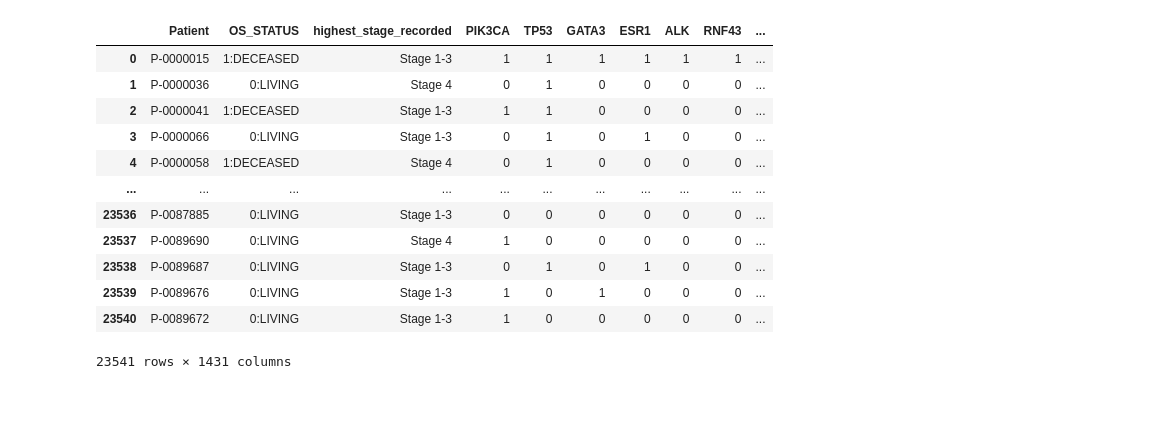
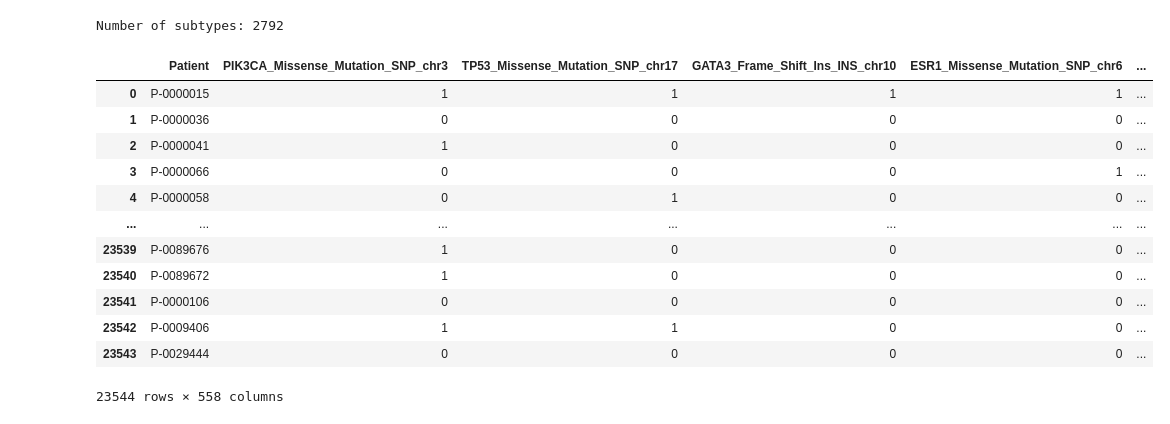
Before and after one commit to Lyce24/DLG_Final_Project, a Jupyter notebook: data_processing/feature_engineering.ipynb, the cells around one changed output. Cells and saved outputs as stored; diff of their text form; code cells hidden in the pictures.

```diff
--- a/data_processing/feature_engineering.ipynb
+++ b/data_processing/feature_engineering.ipynb
@@ -2,4 +2,5 @@
 import pandas as pd
 import numpy as np
 
-df = pd.read_csv('../data/msk_2024_mutations_final_version.csv')
+df = pd.read_csv('../data/msk_2024_mutations_final_v2.csv')
+df
@@ -5,0 +23,3 @@ df = pd.read_csv('../data/msk_2024_mutations_final_version.csv')
+# %%
+gene_mutation_profile = df.iloc[:, 1 : 3055]
+gene_mutation_profile
@@ -6,35 +40,37 @@ df = pd.read_csv('../data/msk_2024_mutations_final_version.csv')
+# %%
+major_genes = gene_mutation_profile.iloc[:, 0:262]
+gene_subtypes = gene_mutation_profile.iloc[:, 262:]
 # %%
-# Filter out rows where 'highest_stage_recorded' is 'Unknown'
-df = df[df['highest_stage_recorded'] != 'Unknown']
+# count the number of columns with "_" in the name
+num_subtypes = gene_subtypes.columns.str.contains('_').sum()
+print(f"Number of subtypes: {num_subtypes}")
 
-# 2. Get only the numeric columns (ignore non-numeric ones)
-numeric_cols = df.select_dtypes(include='number').columns
+numeric_cols = gene_subtypes.select_dtypes(include='number').columns
 
 # 3. Calculate the threshold based on the number of rows
-threshold = 10
+threshold = 40
 
 # 4. Filter the numeric columns where the sum is at least the threshold
-filtered_numeric = df[numeric_cols].loc[:, df[numeric_cols].sum() >= threshold]
+filtered_subtypes = df[numeric_cols].loc[:, df[numeric_cols].sum() >= threshold]
+filtered_subtypes
 
-# Optionally, if you want to keep the non-numeric columns in the DataFrame,
-# you can concatenate them back:
-non_numeric = df.drop(columns=numeric_cols)
-df_filtered = pd.concat([non_numeric, filtered_numeric], axis=1)
-
-# For just working with numeric data, you can use:
-df = filtered_numeric
-df_filtered
+# patients ID column
+patient_df = df.iloc[:, 0:1]
+# 5. Concatenate the patient ID column with the filtered subtypes (patient ID is the first column)
+filtered_subtypes_with_id = pd.concat([patient_df, filtered_subtypes], axis=1)
+filtered_subtypes_with_id
 # %% [output]
+Number of subtypes: 2792
-|  | Patient | OS_STATUS | highest_stage_recorded | PIK3CA | TP53 | GATA3 | ESR1 | ALK | RNF43 | ... |
-| 0 | P-0000015 | 1:DECEASED | Stage 1-3 | 1 | 1 | 1 | 1 | 1 | 1 | ... |
-| 1 | P-0000036 | 0:LIVING | Stage 4 | 0 | 1 | 0 | 0 | 0 | 0 | ... |
-| 2 | P-0000041 | 1:DECEASED | Stage 1-3 | 1 | 1 | 0 | 0 | 0 | 0 | ... |
-| 3 | P-0000066 | 0:LIVING | Stage 1-3 | 0 | 1 | 0 | 1 | 0 | 0 | ... |
-| 4 | P-0000058 | 1:DECEASED | Stage 4 | 0 | 1 | 0 | 0 | 0 | 0 | ... |
-| ... | ... | ... | ... | ... | ... | ... | ... | ... | ... | ... |
-| 23536 | P-0087885 | 0:LIVING | Stage 1-3 | 0 | 0 | 0 | 0 | 0 | 0 | ... |
-| 23537 | P-0089690 | 0:LIVING | Stage 4 | 1 | 0 | 0 | 0 | 0 | 0 | ... |
-| 23538 | P-0089687 | 0:LIVING | Stage 1-3 | 0 | 1 | 0 | 1 | 0 | 0 | ... |
-| 23539 | P-0089676 | 0:LIVING | Stage 1-3 | 1 | 0 | 1 | 0 | 0 | 0 | ... |
-| 23540 | P-0089672 | 0:LIVING | Stage 1-3 | 1 | 0 | 0 | 0 | 0 | 0 | ... |
+|  | Patient | PIK3CA_Missense_Mutation_SNP_chr3 | TP53_Missense_Mutation_SNP_chr17 | GATA3_Frame_Shift_Ins_INS_chr10 | ESR1_Missense_Mutation_SNP_chr6 | ... |
+| 0 | P-0000015 | 1 | 1 | 1 | 1 | ... |
+| 1 | P-0000036 | 0 | 0 | 0 | 0 | ... |
+| 2 | P-0000041 | 1 | 0 | 0 | 0 | ... |
+| 3 | P-0000066 | 0 | 0 | 0 | 1 | ... |
+| 4 | P-0000058 | 0 | 1 | 0 | 0 | ... |
+| ... | ... | ... | ... | ... | ... | ... |
+| 23539 | P-0089676 | 1 | 0 | 0 | 0 | ... |
+| 23540 | P-0089672 | 1 | 0 | 0 | 0 | ... |
+| 23541 | P-0000106 | 0 | 0 | 0 | 0 | ... |
+| 23542 | P-0009406 | 1 | 1 | 0 | 0 | ... |
+| 23543 | P-0029444 | 0 | 0 | 0 | 0 | ... |
-23541 rows × 1431 columns
+23544 rows × 558 columns
```
Also changed, not shown: parts of 13 cells of this notebook, 47 other files.
